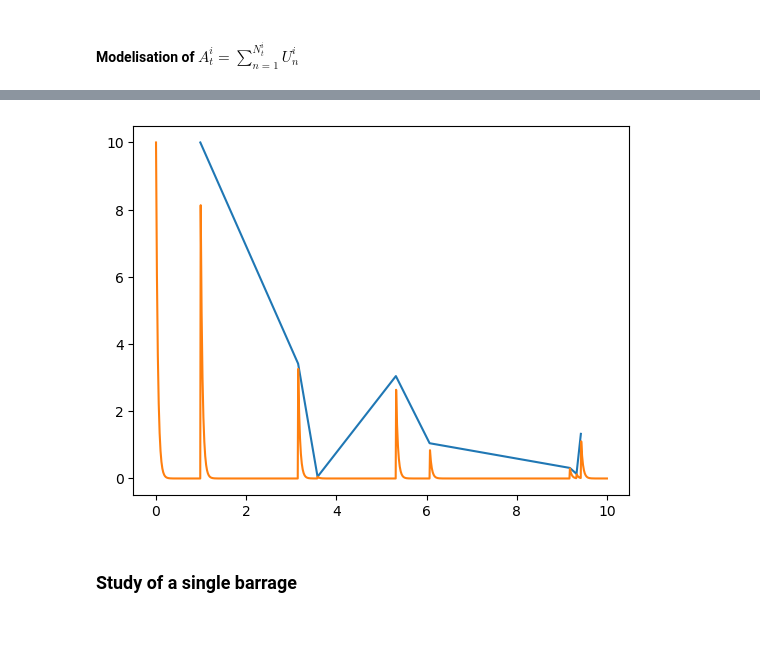
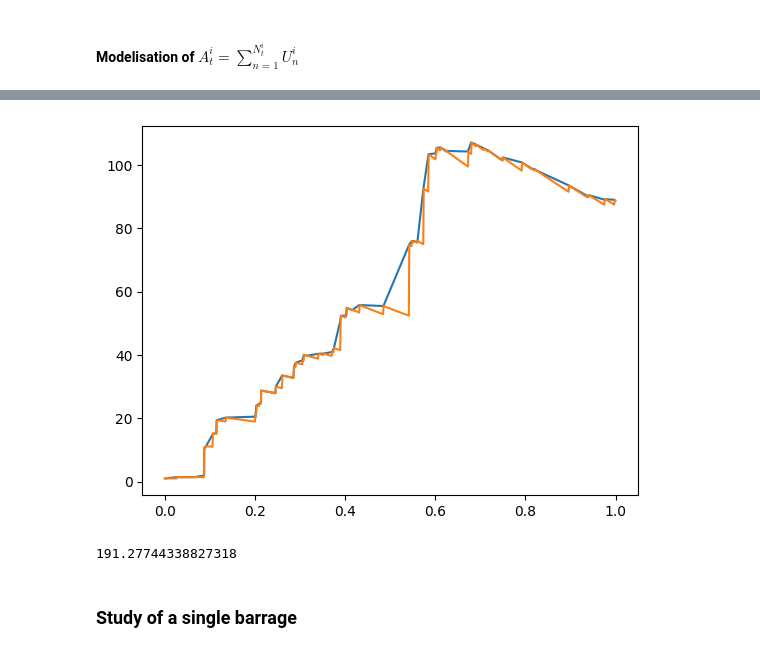
Before and after one commit to Zian-Chen/Barrages, a Jupyter notebook: projet.ipynb, the cells around one changed output, grey strips where cells are left out. Drawn from its saved outputs; the diff is of its cells as text; code cells hidden in the pictures.

```diff
--- a/projet.ipynb
+++ b/projet.ipynb
@@ -135,16 +135,28 @@ class Rainfall():
             i += 1
         return np.exp(-self.r*(t-self.t[i-1]))*X[i-1]
 # %%
-R = Rainfall(1, 0.999, 0.7, 0.07, 25)
-R.simulate_for_fixed_T(10)
-X = R.get_volume(10)
-x = np.linspace(0, 10, 1000)
+R = Rainfall(70, 0.9, 0.7, 0.07, 1)
+R.simulate_for_fixed_T(1)
+X = R.get_volume(1)
+x = np.linspace(0, 1, 1000)
 y = [R.get_volume_at_t(X, t) for t in x]
 plt.plot(R.t, X)
 plt.plot(x, y)
 plt.show()
 # %% [output]
-[figure, old version]
+[figure, new version]
+# %%
+R = Rainfall(70, 0.9, 0.7, 0.07, 1)
+x_T_values = []
+for _ in range(1000):
+    R.reset()
+    R.simulate_for_fixed_T(100)
+    X = R.get_volume(5)
+    x_T_values.append(R.get_volume_at_t(X, 100))
+x_0 = np.mean(x_T_values)
+print(x_0)
+# %% [output]
+191.27744338827318
 # %% [markdown]
 ### Study of a single barrage
 # %%
```
Also changed, not shown: parts of 2 cells of this notebook.
